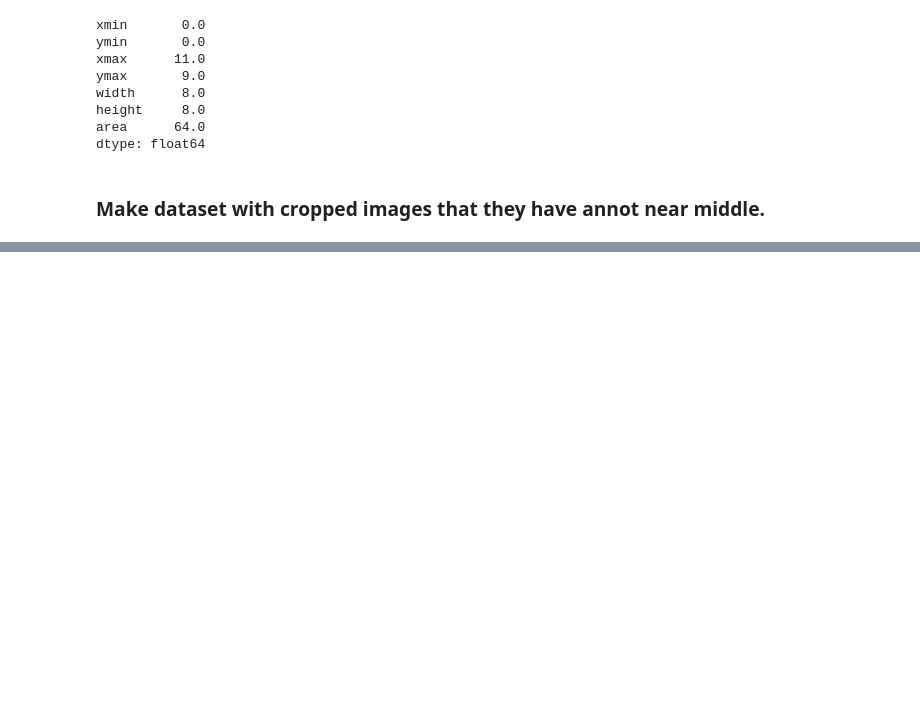
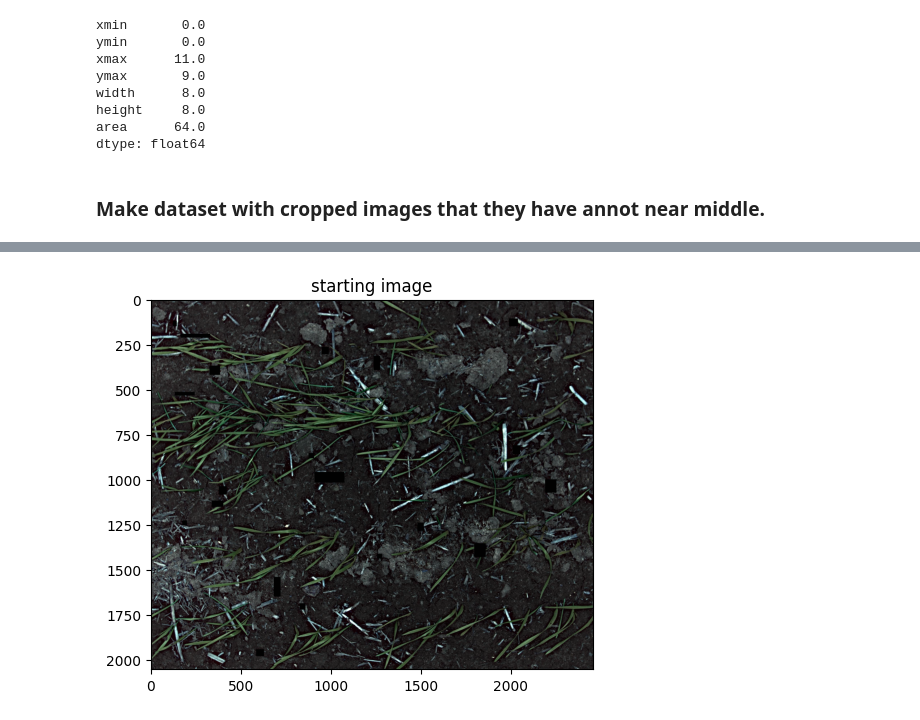
Before and after one commit to ManosMpampis/opendr, a Jupyter notebook: projects/python/perception/object_detection_2d/nanodet/dataset_manager.ipynb, the cells around one changed output, grey strips where cells are left out. Drawn from its saved outputs; the diff is of its cells as text; code cells hidden in the pictures; blank space fills up the shorter version.

```diff
--- a/projects/python/perception/object_detection_2d/nanodet/dataset_manager.ipynb
+++ b/projects/python/perception/object_detection_2d/nanodet/dataset_manager.ipynb
@@ -1091,0 +1326,4 @@ for split in splits:
+# %%
+boxes = [[list_of_dfs_small_annots[0]["xmin"][idx], list_of_dfs_small_annots[0]["ymin"][idx], list_of_dfs_small_annots[0]["xmax"][idx], list_of_dfs_small_annots[0]["ymax"][idx]] for idx in range(len(list_of_dfs_small_annots[0]))]
+# %%
+boxes_big = [[list_of_dfs[0]["xmin"][idx], list_of_dfs[0]["ymin"][idx], list_of_dfs[0]["xmax"][idx], list_of_dfs[0]["ymax"][idx]] for idx in range(len(list_of_dfs[0]))]
@@ -1091,0 +1339,12 @@ for split in splits:
+# %%
+crop_boxes = []
+for box in boxes_big:
+    if is_valid_bbox(boxes, box, 0.5):
+        crop_boxes.append(box)
+        starting_image[int(box[1]):int(box[3]), int(box[0]):int(box[2])] = 1
+# %%
+plt.imshow(starting_image)
+plt.title(f'starting image')
+plt.show()
+# %% [output]
+[figure, added]
```
Also changed, not shown: parts of 5 cells of this notebook, 3 other files.
